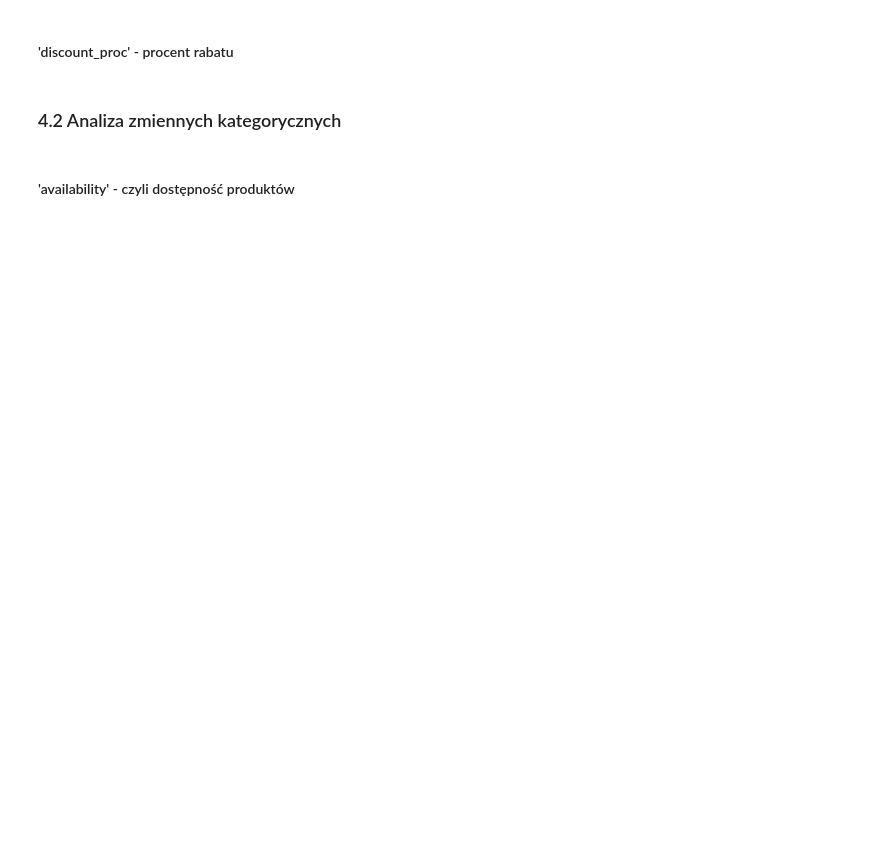
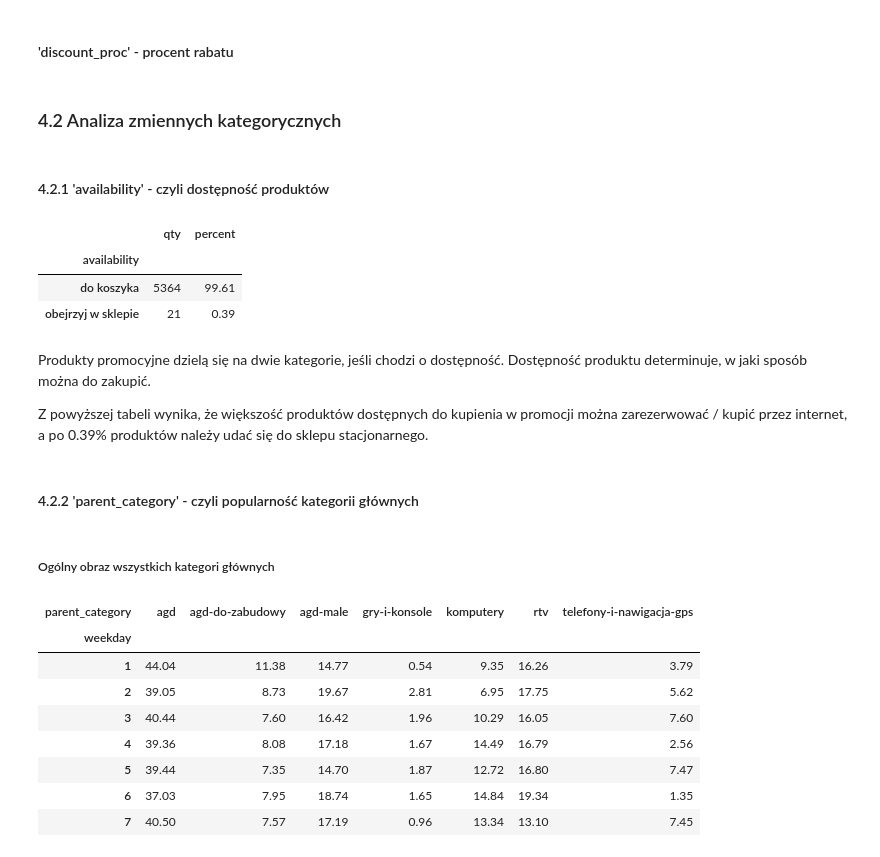
Before and after one commit to grzegorzpokorski/nocna-promocja-euro.com.pl, a Jupyter notebook: data_analysis.ipynb, the cells around one changed output. Cells and saved outputs as stored; diff of their text form; code cells hidden in the pictures; blank space fills up the shorter version.

```diff
--- a/data_analysis.ipynb
+++ b/data_analysis.ipynb
@@ -378,4 +378,24 @@ plt.show()
 # %% [markdown]
 ### 4.2 Analiza zmiennych kategorycznych
 # %% [markdown]
-#### 'availability' - czyli dostępność produktów
+#### 4.2.1 'availability' - czyli dostępność produktów
+# %%
+availability_general = df.groupby('availability').agg(qty=('plu', 'count'))
+availability_general['percent'] = round(availability_general.qty/availability_general.qty.sum() * 100, 2)
+availability_general
+# %% [output]
+|  | qty | percent |
+| availability |  |  |
+| do koszyka | 5364 | 99.61 |
+| obejrzyj w sklepie | 21 | 0.39 |
+# %% [markdown]
+<p>
+   Produkty promocyjne dzielą się na dwie kategorie, jeśli chodzi o dostępność. Dostępność produktu determinuje, w jaki sposób można do zakupić.
+    </p>
+    <p>
+    Z powyższej tabeli wynika, że większość produktów dostępnych do kupienia w promocji można zarezerwować / kupić przez internet, a po 0.39% produktów należy udać się do sklepu stacjonarnego.
+    </p>
+# %% [markdown]
+#### 4.2.2 'parent_category' - czyli popularność kategorii głównych
+# %% [markdown]
+##### Ogólny obraz wszystkich kategori głównych
@@ -381,0 +409,12 @@ plt.show()
+# %%
+pivot['percent']
+# %% [output]
+| parent_category | agd | agd-do-zabudowy | agd-male | gry-i-konsole | komputery | rtv | telefony-i-nawigacja-gps |
+| weekday |  |  |  |  |  |  |  |
+| 1 | 44.04 | 11.38 | 14.77 | 0.54 | 9.35 | 16.26 | 3.79 |
+| 2 | 39.05 | 8.73 | 19.67 | 2.81 | 6.95 | 17.75 | 5.62 |
+| 3 | 40.44 | 7.60 | 16.42 | 1.96 | 10.29 | 16.05 | 7.60 |
+| 4 | 39.36 | 8.08 | 17.18 | 1.67 | 14.49 | 16.79 | 2.56 |
+| 5 | 39.44 | 7.35 | 14.70 | 1.87 | 12.72 | 16.80 | 7.47 |
+| 6 | 37.03 | 7.95 | 18.74 | 1.65 | 14.84 | 19.34 | 1.35 |
+| 7 | 40.50 | 7.57 | 17.19 | 0.96 | 13.34 | 13.10 | 7.45 |
```
Also changed, not shown: parts of 9 cells of this notebook.
